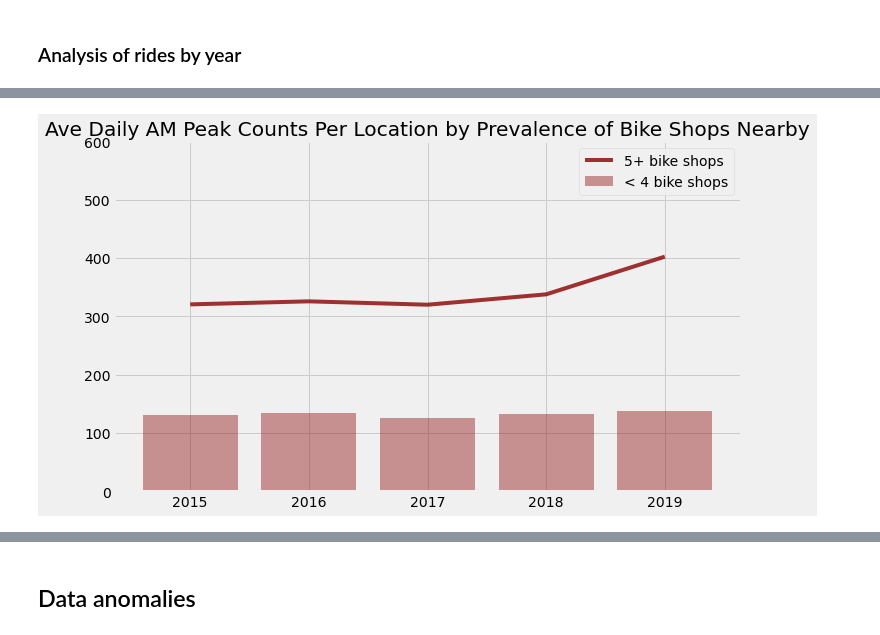
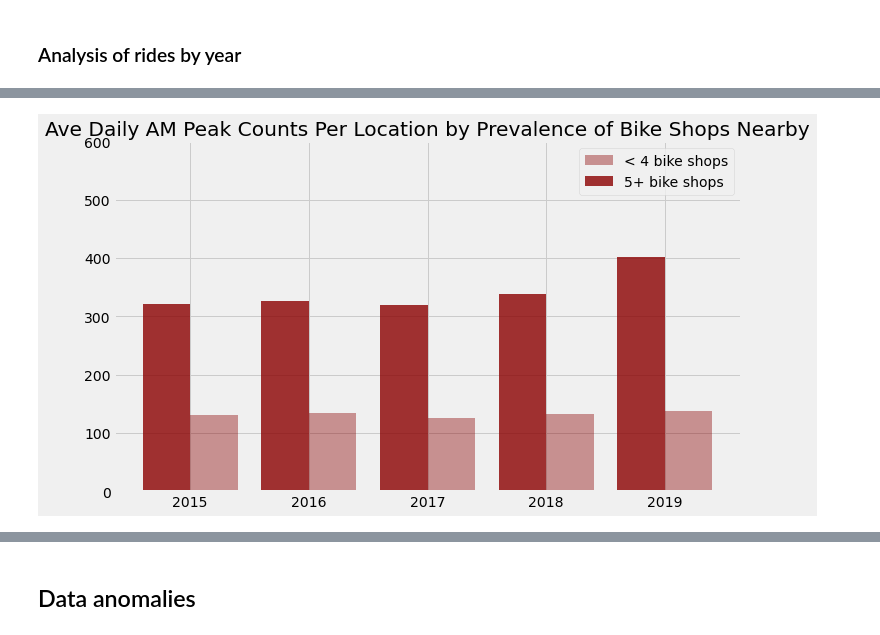
Before and after one commit to salvir1/Crank_On_Seattle_Bike_Data, a Jupyter notebook: Seattle_spins.ipynb, the cells around one changed output, grey strips where cells are left out. Saved outputs shown, nothing was run; the diff lists cells and outputs as text; code cells hidden in the pictures.

```diff
--- a/Seattle_spins.ipynb
+++ b/Seattle_spins.ipynb
@@ -467,10 +467,10 @@ ax.legend();
 # %%
 fig, ax = plt.subplots(figsize=(10, 6))
-ax.bar(by_year.index, by_year['few_am_peak_ttl']/5, color = 'darkred', label='< 4 bike shops', alpha=0.4);
-ax.plot(by_year.index, by_year['many_am_peak_ttl']/4, color = 'darkred', label='5+ bike shops', alpha=0.8);
+ax.bar(by_year.index, by_year['few_am_peak_ttl']/5, color = 'darkred',  width=.4, align='edge', label='< 4 bike shops', alpha=0.4);
+ax.bar(by_year.index, by_year['many_am_peak_ttl']/4, color = 'darkred',  width=-.4, align='edge', label='5+ bike shops', alpha=0.8);
 ax.set_ylim(0,600)
 
 ax.set_title("Ave Daily AM Peak Counts Per Location by Prevalence of Bike Shops Nearby")
 ax.legend();
 # %% [output]
-[figure, old version]
+[figure, new version]
```
Also changed, not shown: parts of 15 cells of this notebook, 2 other files.
